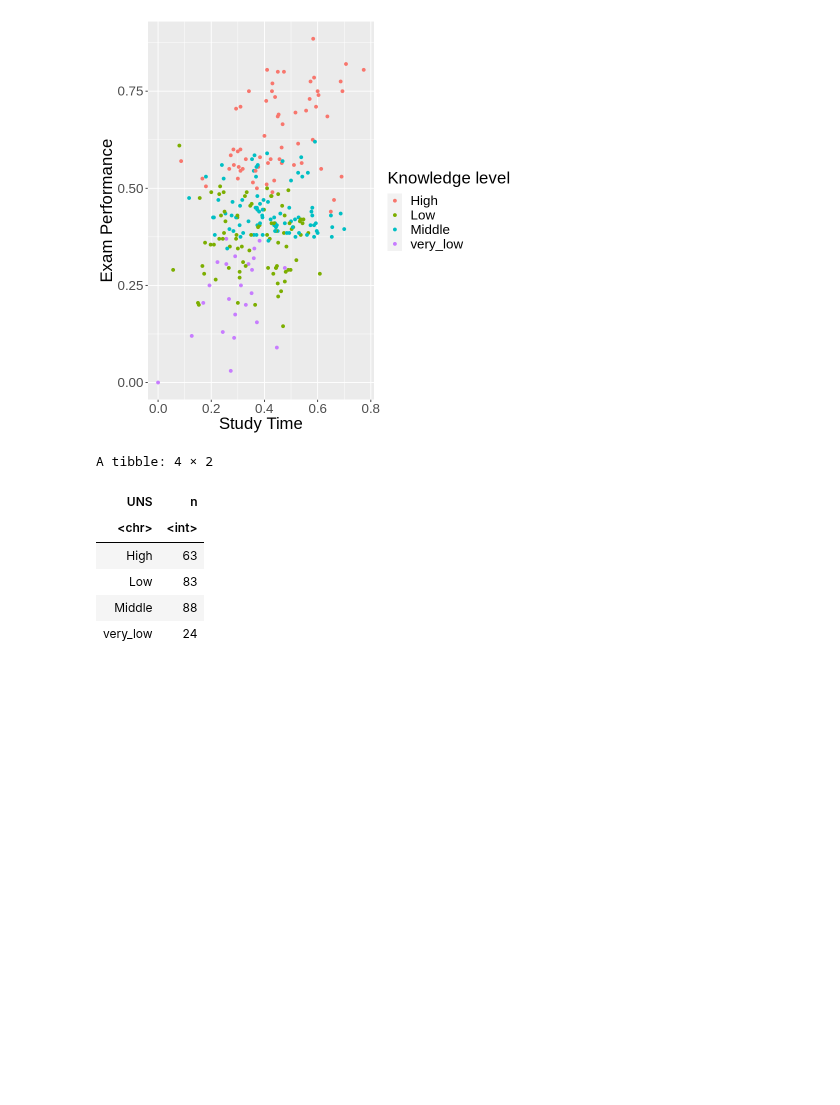
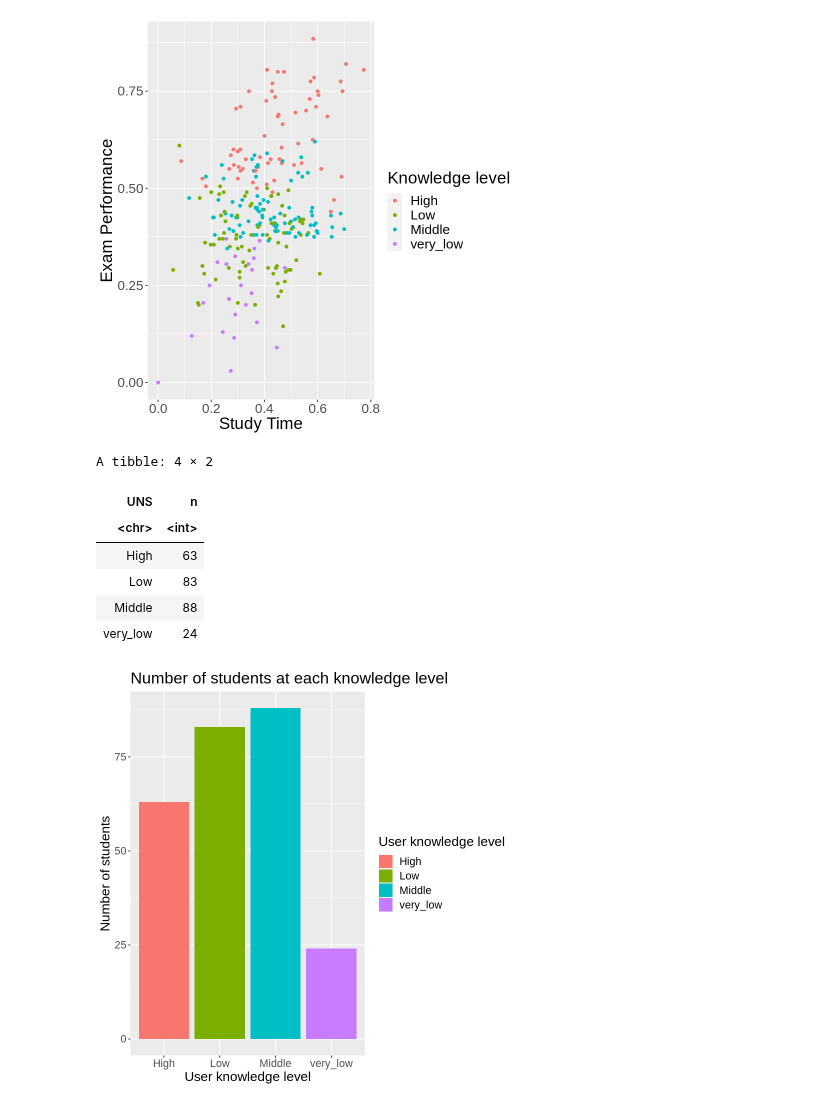
Before and after one commit to annabtse/dsci-100-2022w1-group-49, a Jupyter notebook: Group Project.ipynb, the cells around one changed output. Saved outputs shown, nothing was run; the diff lists cells and outputs as text; code cells hidden in the pictures; blank space fills up the shorter version.

Commit message:
bar chart training grouped

```diff
--- a/Group Project.ipynb
+++ b/Group Project.ipynb
@@ -114,3 +114,14 @@ A tibble: 4 × 2
 | Low | 83 |
 | Middle | 88 |
 | very_low | 24 |
+# %%
+training_grouped_bar <- training_grouped |>
+        ggplot(aes(x = UNS, y = n, fill = UNS)) +
+        geom_bar(stat = "identity") +
+        labs(x = "User knowledge level", y = "Number of students",
+             fill = "User knowledge level", title = "Number of students at each knowledge level") +
+        theme(text = element_text(size = 16))
+
+training_grouped_bar
+# %% [output]
+[figure, added]
```
